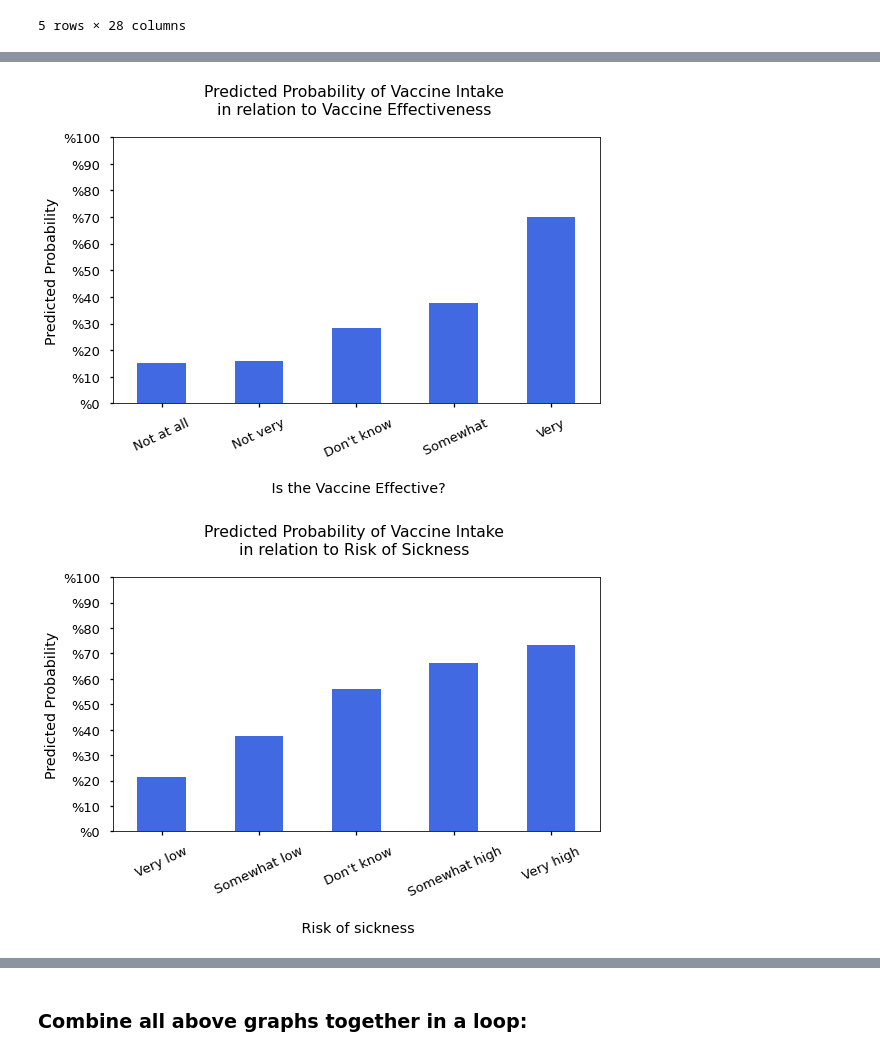
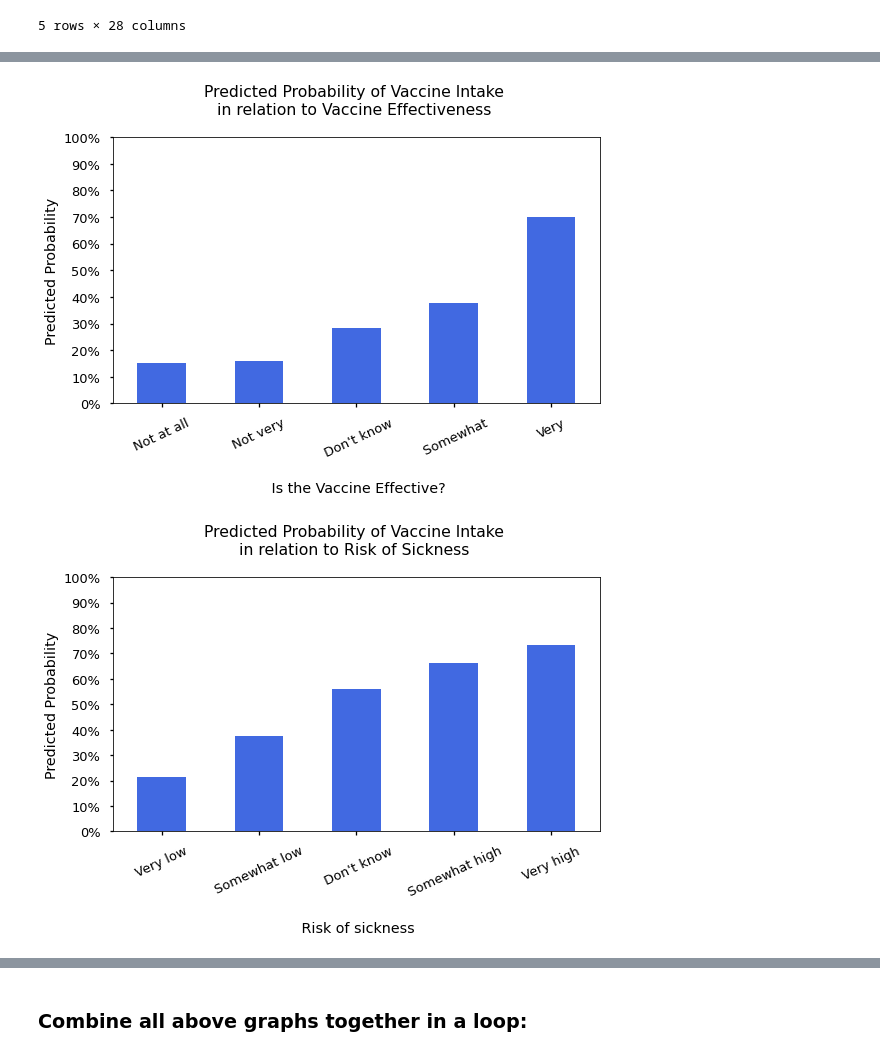
Before and after one commit to erdemiraysu/Seasonal_Flu_Vaccine_Intake_Classification, a Jupyter notebook: Notebook.ipynb, the cells around one changed output, grey strips where cells are left out. Saved outputs shown, nothing was run; the diff lists cells and outputs as text; code cells hidden in the pictures.

```diff
--- a/Notebook.ipynb
+++ b/Notebook.ipynb
@@ -2105,7 +2130,7 @@ with plt.style.context('seaborn-talk'):
     ax.set_ylabel("Doctor Recommended")
     ax.set_yticks([0,1])
     ax.set_yticklabels(["No", "YES"])
-    ax.xaxis.set_major_formatter(mpl.ticker.StrMethodFormatter('%{x:,.0f}'))
+    ax.xaxis.set_major_formatter(mpl.ticker.StrMethodFormatter('{x:,.0f}%'))
     ax.set_title("Relationship between Doctor Recommendation and Vaccine Intake \n")
 # %% [output]
 [figure]
@@ -2146,7 +2171,7 @@ with plt.style.context('seaborn-talk'):
     ax.set_yticks(range(0,110,10))
     ax.set_xticks([0,1])
     ax.set_xticklabels(["No", "YES"], rotation = 0)
-    ax.yaxis.set_major_formatter(mpl.ticker.StrMethodFormatter('%{x:,.0f}'))
+    ax.yaxis.set_major_formatter(mpl.ticker.StrMethodFormatter('{x:,.0f}%'))
     ax.set_title("Predicted Probability of Vaccine Intake \nin relation to Doctor Recommendation \n")
     #ax.grid(axis = 'y')
     fig.tight_layout()
@@ -2162,7 +2187,7 @@ with plt.style.context('seaborn-talk'):
     ax.set_xticklabels(["No", "YES"], rotation = 0)
     ax.set_ylabel("Predicted Probability")
     ax.set_yticks(range(0,110,10))
-    ax.yaxis.set_major_formatter(mpl.ticker.StrMethodFormatter('%{x:,.0f}'))
+    ax.yaxis.set_major_formatter(mpl.ticker.StrMethodFormatter('{x:,.0f}%'))
     ax.set_title("Predicted Probability of Vaccine Intake \nin relation to Health Insurance \n")
     fig.tight_layout()
     fig.savefig('./images/PredictedPlot_health_insurance', dpi=300, bbox_inches='tight')
@@ -2177,27 +2202,27 @@ with plt.style.context('seaborn-talk'):
     ax.set_xticklabels(["Not at all", "Not very", " Don't know", " Somewhat", "Very"], rotation = 25)
     ax.set_ylabel("Predicted Probability")
     ax.set_yticks(range(0,110,10))
-    ax.yaxis.set_major_formatter(mpl.ticker.StrMethodFormatter('%{x:,.0f}'))
+    ax.yaxis.set_major_formatter(mpl.ticker.StrMethodFormatter('{x:,.0f}%'))
     ax.set_title("Predicted Probability of Vaccine Intake \nin relation to Vaccine Effectiveness \n")
     fig.tight_layout()
     fig.savefig('./images/PredictedPlot_opinion_seas_vacc_effective', dpi=300, bbox_inches='tight')
 # %% [output]
-[figure, old version]
+[figure, new version]
 # %%
 with plt.style.context('seaborn-talk'):
     fig, ax = plt.subplots(figsize=(8, 6))
     (df_predicted.groupby("opinion_seas_risk")['seasonal_vaccine_pred'].mean()*100).plot.bar(ax=ax, color = 'royalblue')
     ax.set_xlabel("\n Risk of sickness")
     ax.set_xticks([0,1,2,3,4])
     ax.set_xticklabels(["Very low", "Somewhat low", " Don't know", " Somewhat high", "Very high"], rotation = 25)
     ax.set_ylabel("Predicted Probability")
     ax.set_yticks(range(0,110,10))
-    ax.yaxis.set_major_formatter(mpl.ticker.StrMethodFormatter('%{x:,.0f}'))
+    ax.yaxis.set_major_formatter(mpl.ticker.StrMethodFormatter('{x:,.0f}%'))
     ax.set_title("Predicted Probability of Vaccine Intake \nin relation to Risk of Sickness \n")
     fig.tight_layout()
     fig.savefig('./images/PredictedPlot_opinion_seas_risk', dpi=300, bbox_inches='tight')
 # %% [output]
-[figure, old version]
+[figure, new version]
 # %%
 with plt.style.context('seaborn-talk'):
     fig, ax = plt.subplots(figsize=(8,6))
```
Also changed, not shown: parts of 18 cells of this notebook.
